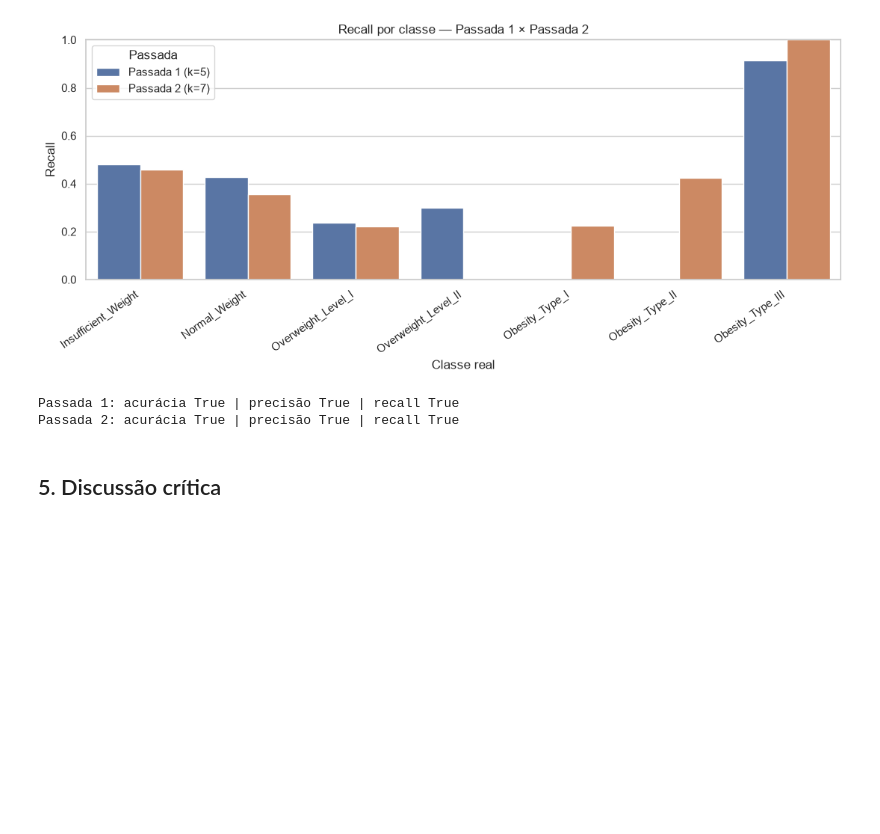
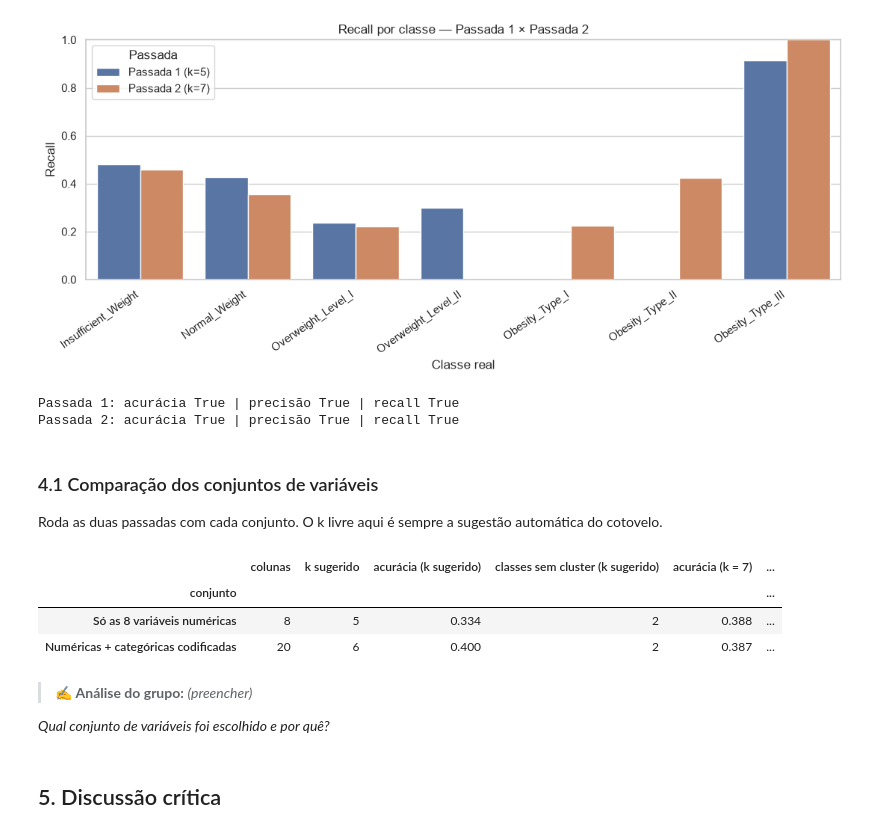
Before and after one commit to Pedro0602/projeto-avd, a Jupyter notebook: notebooks/parte_comum/kmeans_metricas.ipynb, the cells around one changed output. Cells and saved outputs as stored; diff of their text form; code cells hidden in the pictures; blank space fills up the shorter version.

```diff
--- a/notebooks/parte_comum/kmeans_metricas.ipynb
+++ b/notebooks/parte_comum/kmeans_metricas.ipynb
@@ -327,6 +335,38 @@ for nome, res in [("Passada 1", res_livre), ("Passada 2", res_fixo)]:
 # %% [output]
 Passada 1: acurácia True | precisão True | recall True
 Passada 2: acurácia True | precisão True | recall True
+# %% [markdown]
+### 4.1 Comparação dos conjuntos de variáveis
+
+Roda as duas passadas com cada conjunto. O k livre aqui é sempre a sugestão automática do cotovelo.
+# %%
+# [IA] Claude – comparação entre os conjuntos de variáveis
+linhas = []
+for nome, descricao in km.CONJUNTOS.items():
+    X_c, _ = km.preparar_X(df, nome)
+    k_c = km.sugerir_k_cotovelo(km.curva_cotovelo(X_c))
+    livre, fixo = km.avaliar_passada(df, X_c, k_c), km.avaliar_passada(df, X_c, K_FIXO)
+    linhas.append({
+        "conjunto": descricao,
+        "colunas": X_c.shape[1],
+        "k sugerido": k_c,
+        "acurácia (k sugerido)": livre["acuracia"],
+        "classes sem cluster (k sugerido)": int(livre["por_classe"]["precisao"].isna().sum()),
+        "acurácia (k = 7)": fixo["acuracia"],
+        "classes sem cluster (k = 7)": int(fixo["por_classe"]["precisao"].isna().sum()),
+    })
+comparacao_conjuntos = pd.DataFrame(linhas).set_index("conjunto")
+comparacao_conjuntos.to_csv(OUT / "comparacao_conjuntos.csv")
+comparacao_conjuntos
+# %% [output]
+|  | colunas | k sugerido | acurácia (k sugerido) | classes sem cluster (k sugerido) | acurácia (k = 7) | ... |
+| conjunto |  |  |  |  |  | ... |
+| Só as 8 variáveis numéricas | 8 | 5 | 0.334 | 2 | 0.388 | ... |
+| Numéricas + categóricas codificadas | 20 | 6 | 0.400 | 2 | 0.387 | ... |
+# %% [markdown]
+> ✍️ **Análise do grupo:** _(preencher)_
+
+_Qual conjunto de variáveis foi escolhido e por quê?_
 # %% [markdown]
 ## 5. Discussão crítica
 # %% [markdown]
```
Also changed, not shown: parts of 4 cells of this notebook.
